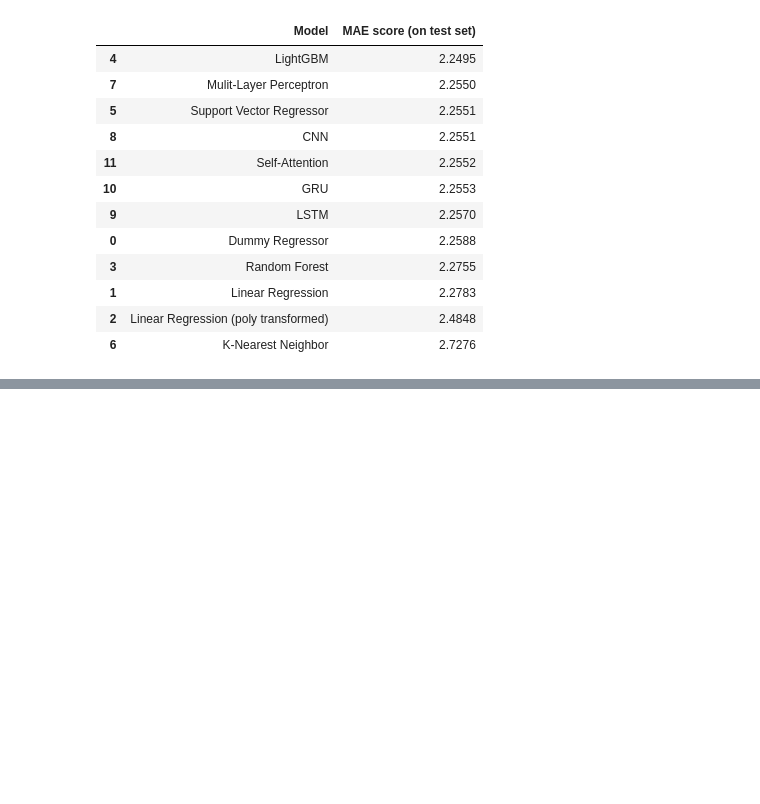
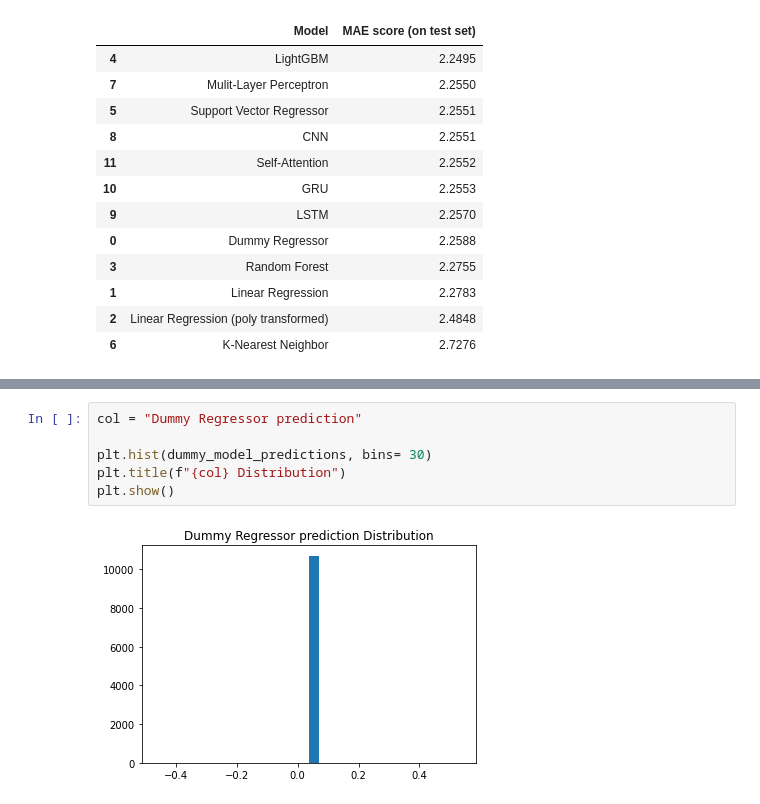
Before and after one commit to TazTornadoo/SigmoidFreud, a Jupyter notebook: Python/Submission/Electricity_price_prediction_5.ipynb, the cells around one changed output, grey strips where cells are left out. Drawn from its saved outputs; the diff is of its cells as text; blank space fills up the shorter version.

```diff
--- a/Python/Submission/Electricity_price_prediction_5.ipynb
+++ b/Python/Submission/Electricity_price_prediction_5.ipynb
@@ -1148,0 +1222,8 @@ performance_df.sort_values('MAE score (on test set)')
+# %%
+col = "Dummy Regressor prediction"
+
+plt.hist(dummy_model_predictions, bins= 30)
+plt.title(f"{col} Distribution")
+plt.show()
+# %% [output]
+[figure, added]
```
Also changed, not shown: parts of 11 cells of this notebook.
